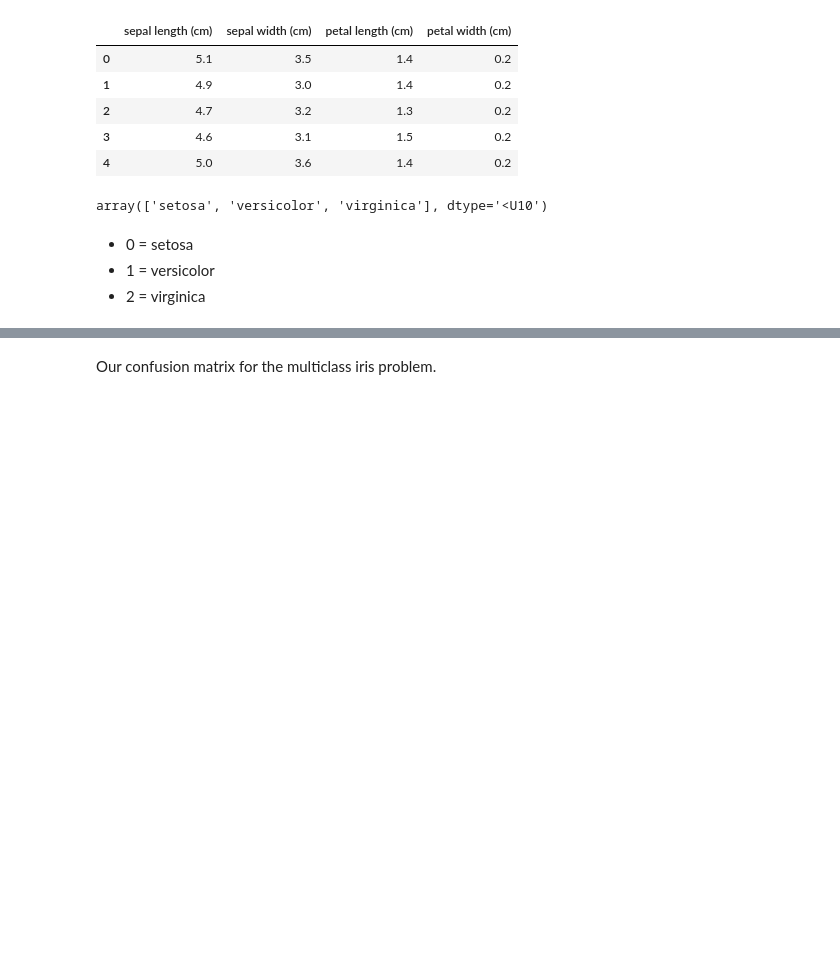
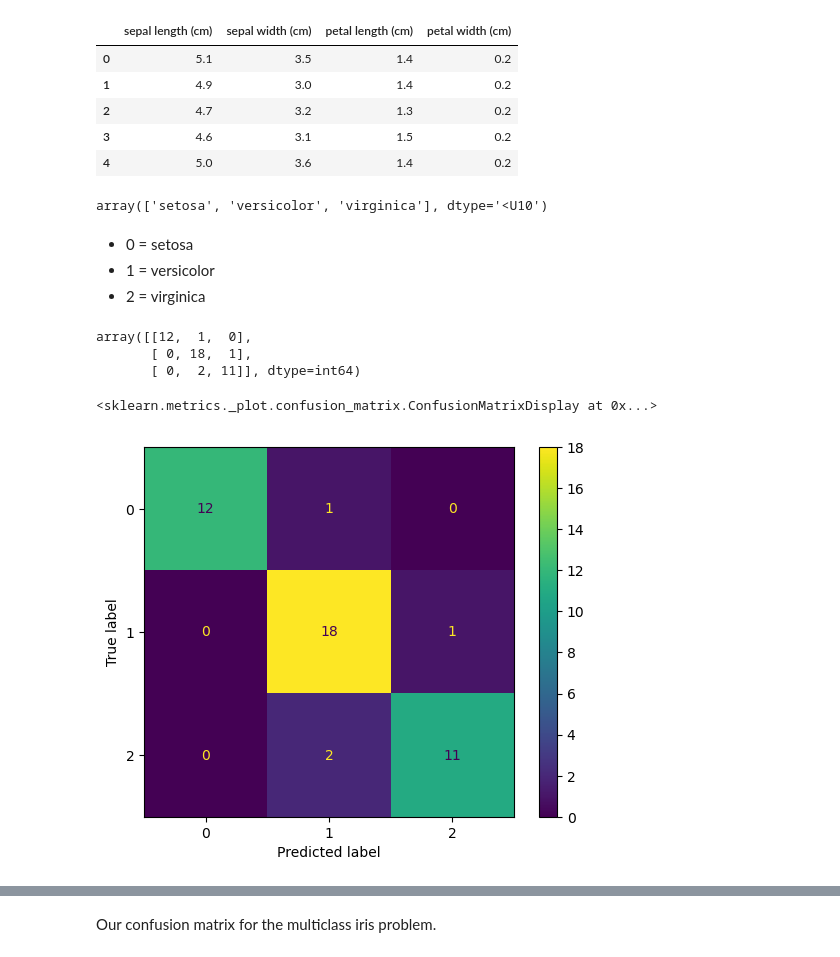
Before and after one commit to djprofessorkash/fis-ds-starter, a Jupyter notebook: P3-Machine-Learning-Fundamentals/Phase3_Topic26_Classification_Metrics/Ph3_T26_Classification_Metrics.ipynb, the cells around one changed output, grey strips where cells are left out. Drawn from its saved outputs; the diff is of its cells as text; code cells hidden in the pictures; blank space fills up the shorter version.

```diff
--- a/P3-Machine-Learning-Fundamentals/Phase3_Topic26_Classification_Metrics/Ph3_T26_Classification_Metrics.ipynb
+++ b/P3-Machine-Learning-Fundamentals/Phase3_Topic26_Classification_Metrics/Ph3_T26_Classification_Metrics.ipynb
@@ -428,3 +433,15 @@ X_test_iris_sc = iris_scaler.transform(X_test_iris)
 iris_model = LogisticRegression(max_iter = 10000)
 iris_model.fit(X_train_iris_sc, y_train_iris)
 y_pred_iris = iris_model.predict(X_test_iris_sc)
+# %%
+cfmat_iris = confusion_matrix(y_test_iris, y_pred_iris)
+cfmat_iris
+# %% [output]
+array([[12,  1,  0],
+       [ 0, 18,  1],
+       [ 0,  2, 11]], dtype=int64)
+# %%
+ConfusionMatrixDisplay(cfmat_iris).plot()
+# %% [output]
+<sklearn.metrics._plot.confusion_matrix.ConfusionMatrixDisplay at 0x...>
+[figure, added]
```
Also changed, not shown: parts of 7 cells of this notebook.
